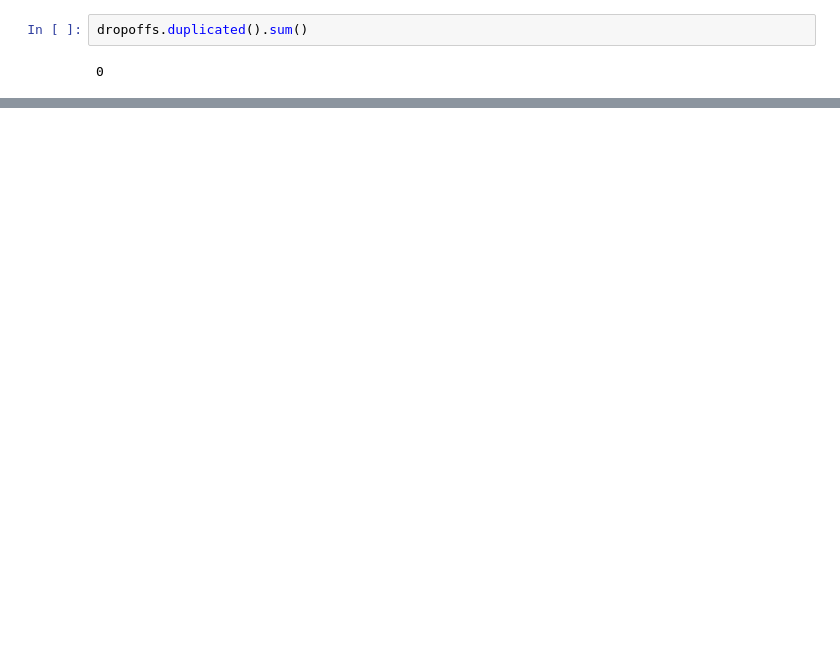
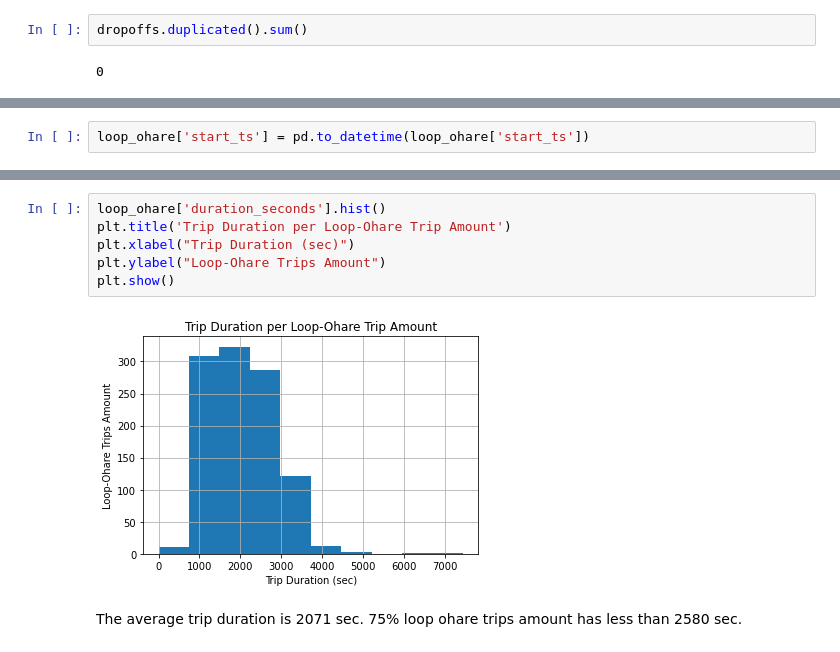
Before and after one commit to rainbowmoonlight/Yandex_Practicum_Projects, a Jupyter notebook: 05 Ride-Sharing Zuber Analysis - In Progress/Ride-Sharing Zuber Analysis.ipynb, the cells around one changed output, grey strips where cells are left out. Saved outputs shown, nothing was run; the diff lists cells and outputs as text; blank space fills up the shorter version.

```diff
--- a/05 Ride-Sharing Zuber Analysis - In Progress/Ride-Sharing Zuber Analysis.ipynb
+++ b/05 Ride-Sharing Zuber Analysis - In Progress/Ride-Sharing Zuber Analysis.ipynb
@@ -463,0 +639,2 @@ dropoffs.duplicated().sum()
+# %%
+loop_ohare['start_ts'] = pd.to_datetime(loop_ohare['start_ts'])
@@ -463,0 +710,10 @@ dropoffs.duplicated().sum()
+# %%
+loop_ohare['duration_seconds'].hist()
+plt.title('Trip Duration per Loop-Ohare Trip Amount')
+plt.xlabel("Trip Duration (sec)")
+plt.ylabel("Loop-Ohare Trips Amount")
+plt.show()
+# %% [output]
+[figure, added]
+# %% [markdown]
+The average trip duration is 2071 sec. 75% loop ohare trips amount has less than 2580 sec.
```
Also changed, not shown: parts of 35 cells of this notebook.
